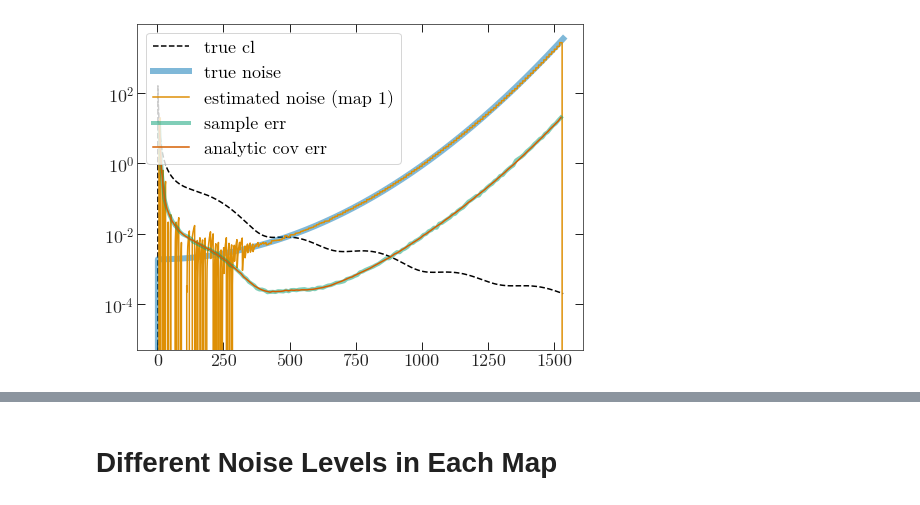
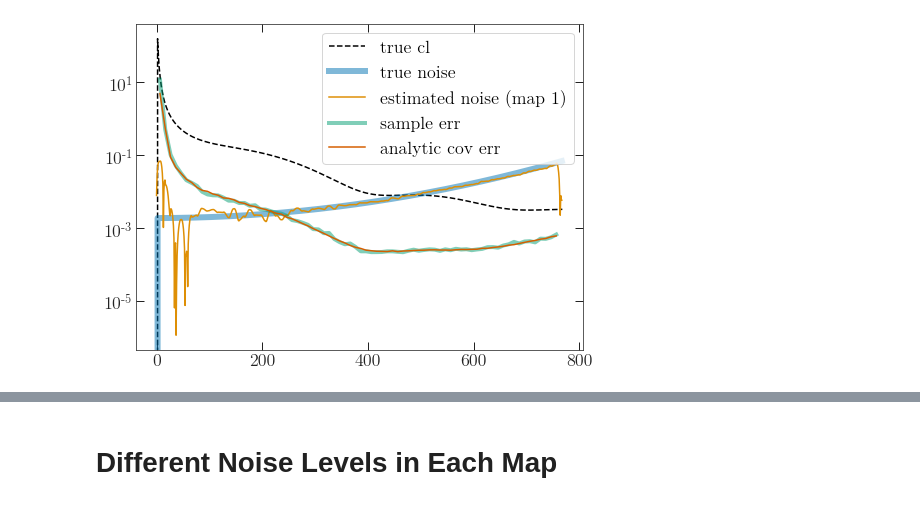
Before and after one commit to xzackli/nawrapper, a Jupyter notebook: notebooks/Covariance Simulations.ipynb, the cells around one changed output, grey strips where cells are left out. Drawn from its saved outputs; the diff is of its cells as text; code cells hidden in the pictures.

```diff
--- a/notebooks/Covariance Simulations.ipynb
+++ b/notebooks/Covariance Simulations.ipynb
@@ -101,0 +138,10 @@ def get_spec():
+# %%
+# we will reuse the mode coupling object since the mask remains the same
+map1, map2 = get_maps()
+mc_12 = nw.mode_coupling(map1, map2, bins)
+
+# generate fake signal realization, with two noise realizations
+# like a data split!
+def get_spec():
+    m1, m2 = get_maps()
+    return nw.compute_spectra(m1, m2, mc=mc_12, verbose=False)
@@ -103,5 +151,4 @@ def get_spec():
 from tqdm import tqdm
 import pickle
 
-# samples = [get_spec() for i in tqdm(range(100))]
-samples = pickle.load( open( "data/samps.pickle", "rb" ) )
+samples = [get_spec() for i in tqdm(range(100))]
@@ -134,0 +176,12 @@ plt.yscale('log')
+# %%
+plt.figure(figsize=(8,6))
+
+ells = bins.get_effective_ells()
+plt.plot(cltt, '--', label='true cl')
+plt.plot(nltt, '-', label='true noise', alpha=0.5, lw=6)
+
+plt.plot(ells, np.std([s['TT'] for s in samples], axis=0)[:2*nside], '-', lw=4, alpha=0.5, label='sample err')
+plt.plot(ells, cltt_error, "-", label='analytic cov err')
+
+plt.legend()
+plt.yscale('log')
@@ -135,15 +190,19 @@ plt.yscale('log')
+# %%
+m1, m2 = get_maps()
+cov = nw.nacov(m1, m2, mc_11=mc_12, mc_12=mc_12, mc_22=mc_12)
+cov.compute()
 # %%
 plt.figure(figsize=(8,6))
 
-plt.plot(cls['tt'], '--', label='true cl')
+plt.plot(cltt, '--', label='true cl')
 plt.plot(nltt, '-', label='true noise', alpha=0.5, lw=6)
 plt.plot(cov.noise['T1T1'], '-', label='estimated noise (map 1)')
-plt.plot(mc.lb, np.std([s['TT'] for s in samples], axis=0)[:2*nside], '-', lw=4, alpha=0.5, label='sample err')
-plt.plot(mc.lb, np.sqrt(np.diag(cov.covmat['TTTT'])), "-", label='analytic cov err')
+plt.plot(ells, np.std([s['TT'] for s in samples], axis=0)[:2*nside], '-', lw=4, alpha=0.5, label='sample err')
+plt.plot(ells, np.sqrt(np.diag(cov.covmat['TTTT'])), "-", label='analytic cov err')
 plt.legend()
 plt.yscale('log')
 # %% [output]
-[figure, old version]
+[figure, new version]
 # %%
 plt.plot(cov.lb, np.std([s['TT'] for s in samples], axis=0) /
          np.sqrt(np.diag(cov.covmat['TTTT'])) )
```
Also changed, not shown: parts of 40 cells of this notebook, 2 other files.
